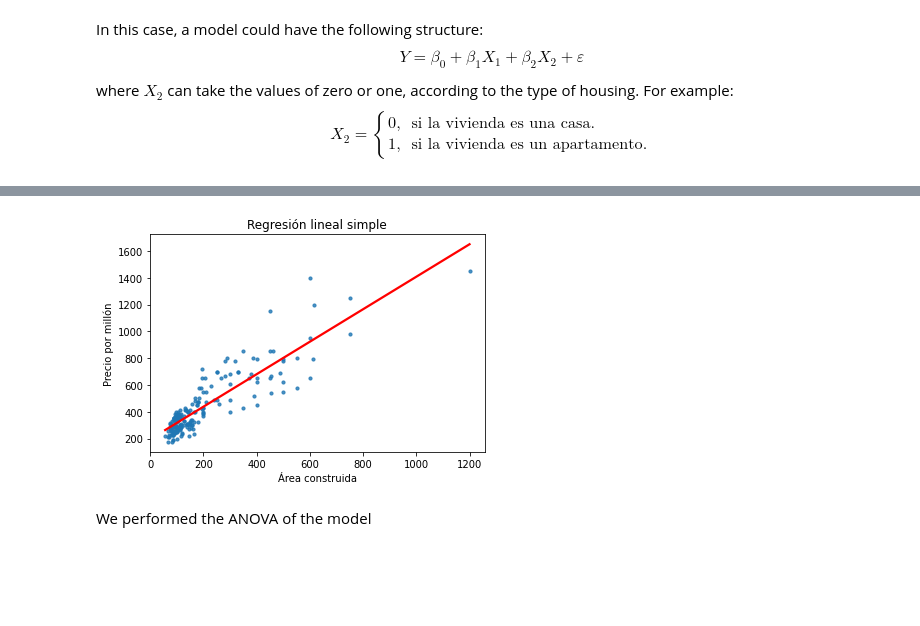
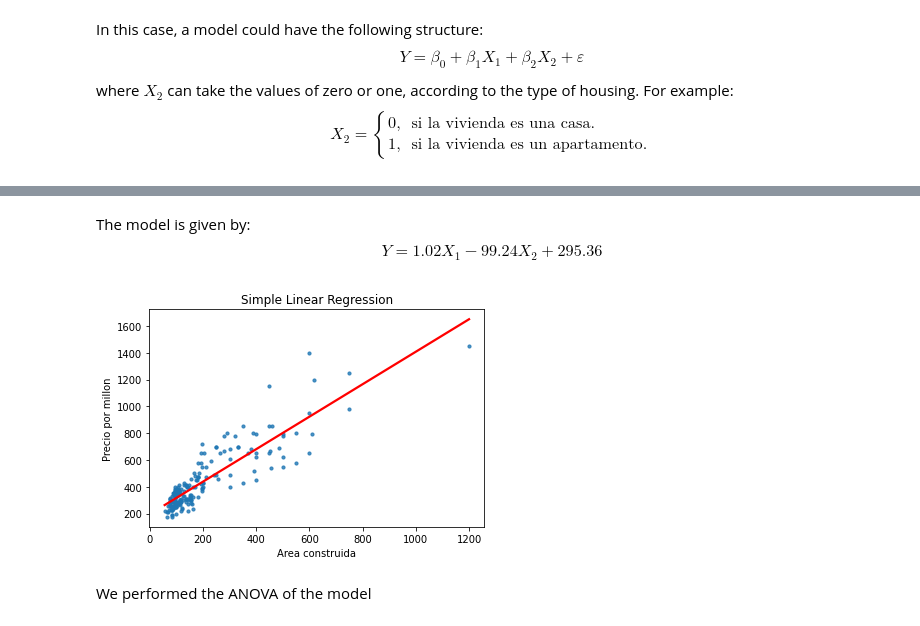
Before and after one commit to suribe06/Statistics, a Jupyter notebook: Parcial_2.ipynb, the cells around one changed output, grey strips where cells are left out. Drawn from its saved outputs; the diff is of its cells as text; code cells hidden in the pictures; blank space fills up the shorter version.

```diff
--- a/Parcial_2.ipynb
+++ b/Parcial_2.ipynb
@@ -371,15 +358,18 @@ Covariance Type:            nonrobust
 
 Notes:
 [1] Standard Errors assume that the covariance matrix of the errors is correctly specified.
+# %% [markdown]
+The model is given by:
+$$ Y = 1.02 X_1 - 99.24 X_2 + 295.36 $$
 # %%
 # Graficar el modelo
 sns.regplot(x='Area_contruida', y='precio_millon', data=df_el_ingenio, ci=None, scatter_kws={'s': 10}, line_kws={'color': 'red'})
-plt.xlabel('Área construida')
-plt.ylabel('Precio por millón')
-plt.title('Regresión lineal simple')
+plt.xlabel('Area construida')
+plt.ylabel('Precio por millon')
+plt.title('Simple Linear Regression')
 plt.show()
 # %% [output]
-[figure, old version]
+[figure, new version]
 # %% [markdown]
 We performed the ANOVA of the model
 # %%
```
Also changed, not shown: parts of 21 cells of this notebook.
